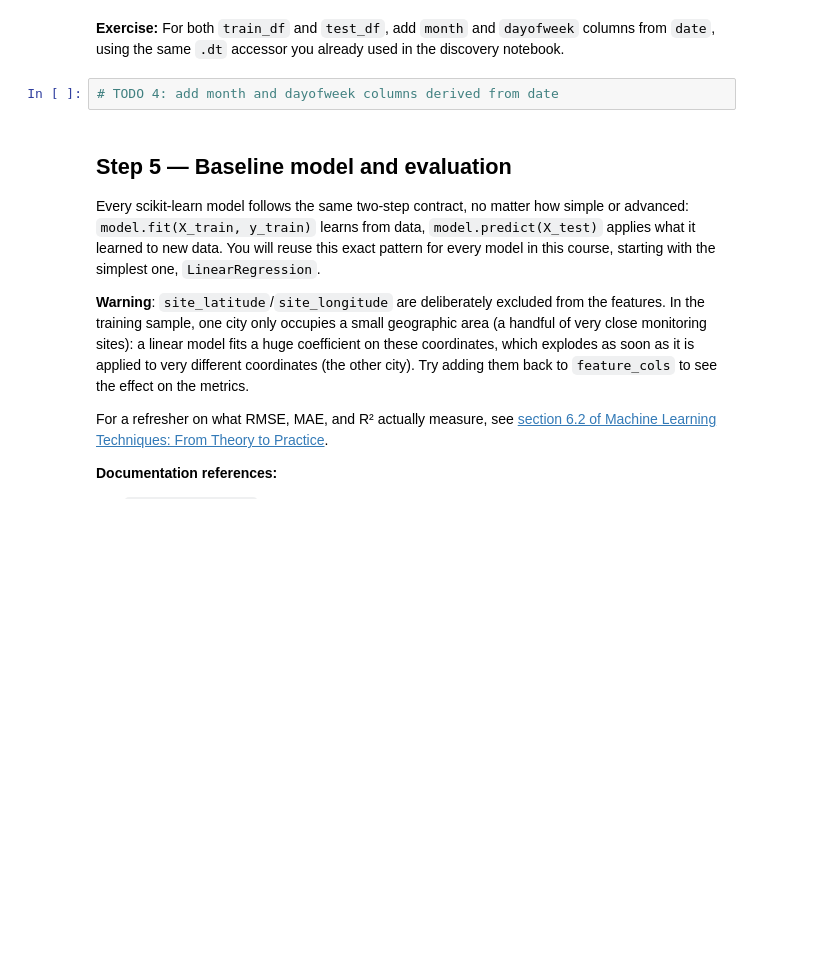
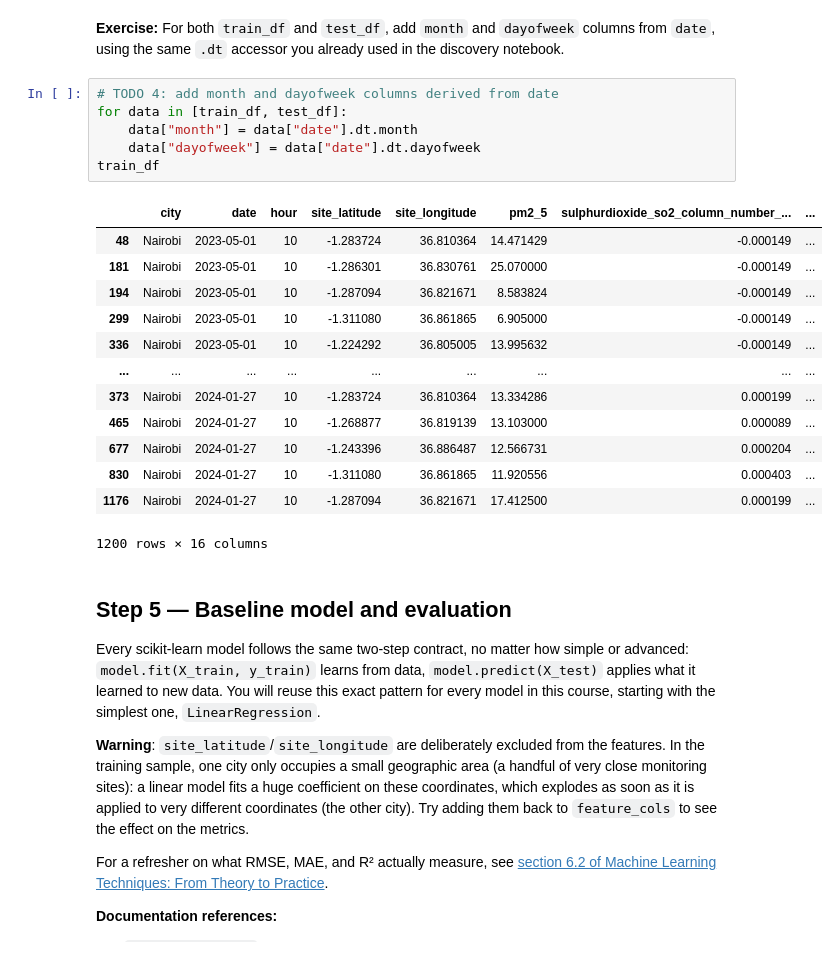
Before and after one commit to AlexisClaude/air_quality, a Jupyter notebook: notebooks/session2/02_pipeline.ipynb, the cells around one changed output. Drawn from its saved outputs; the diff is of its cells as text; blank space fills up the shorter version.

```diff
--- a/notebooks/session2/02_pipeline.ipynb
+++ b/notebooks/session2/02_pipeline.ipynb
@@ -117,6 +155,24 @@ A model can only exploit the patterns it can actually see in its input. A raw da
 **Exercise:** For both `train_df` and `test_df`, add `month` and `dayofweek` columns from `date`, using the same `.dt` accessor you already used in the discovery notebook.
 # %%
 # TODO 4: add month and dayofweek columns derived from date
+for data in [train_df, test_df]:
+    data["month"] = data["date"].dt.month
+    data["dayofweek"] = data["date"].dt.dayofweek
+train_df
+# %% [output]
+|  | city | date | hour | site_latitude | site_longitude | pm2_5 | sulphurdioxide_so2_column_number_... | ... |
+| 48 | Nairobi | 2023-05-01 | 10 | -1.283724 | 36.810364 | 14.471429 | -0.000149 | ... |
+| 181 | Nairobi | 2023-05-01 | 10 | -1.286301 | 36.830761 | 25.070000 | -0.000149 | ... |
+| 194 | Nairobi | 2023-05-01 | 10 | -1.287094 | 36.821671 | 8.583824 | -0.000149 | ... |
+| 299 | Nairobi | 2023-05-01 | 10 | -1.311080 | 36.861865 | 6.905000 | -0.000149 | ... |
+| 336 | Nairobi | 2023-05-01 | 10 | -1.224292 | 36.805005 | 13.995632 | -0.000149 | ... |
+| ... | ... | ... | ... | ... | ... | ... | ... | ... |
+| 373 | Nairobi | 2024-01-27 | 10 | -1.283724 | 36.810364 | 13.334286 | 0.000199 | ... |
+| 465 | Nairobi | 2024-01-27 | 10 | -1.268877 | 36.819139 | 13.103000 | 0.000089 | ... |
+| 677 | Nairobi | 2024-01-27 | 10 | -1.243396 | 36.886487 | 12.566731 | 0.000204 | ... |
+| 830 | Nairobi | 2024-01-27 | 10 | -1.311080 | 36.861865 | 11.920556 | 0.000403 | ... |
+| 1176 | Nairobi | 2024-01-27 | 10 | -1.287094 | 36.821671 | 17.412500 | 0.000199 | ... |
+1200 rows × 16 columns
 # %% [markdown]
 ## Step 5 — Baseline model and evaluation
 
```
Also changed, not shown: parts of 5 cells of this notebook, 1 other file.
